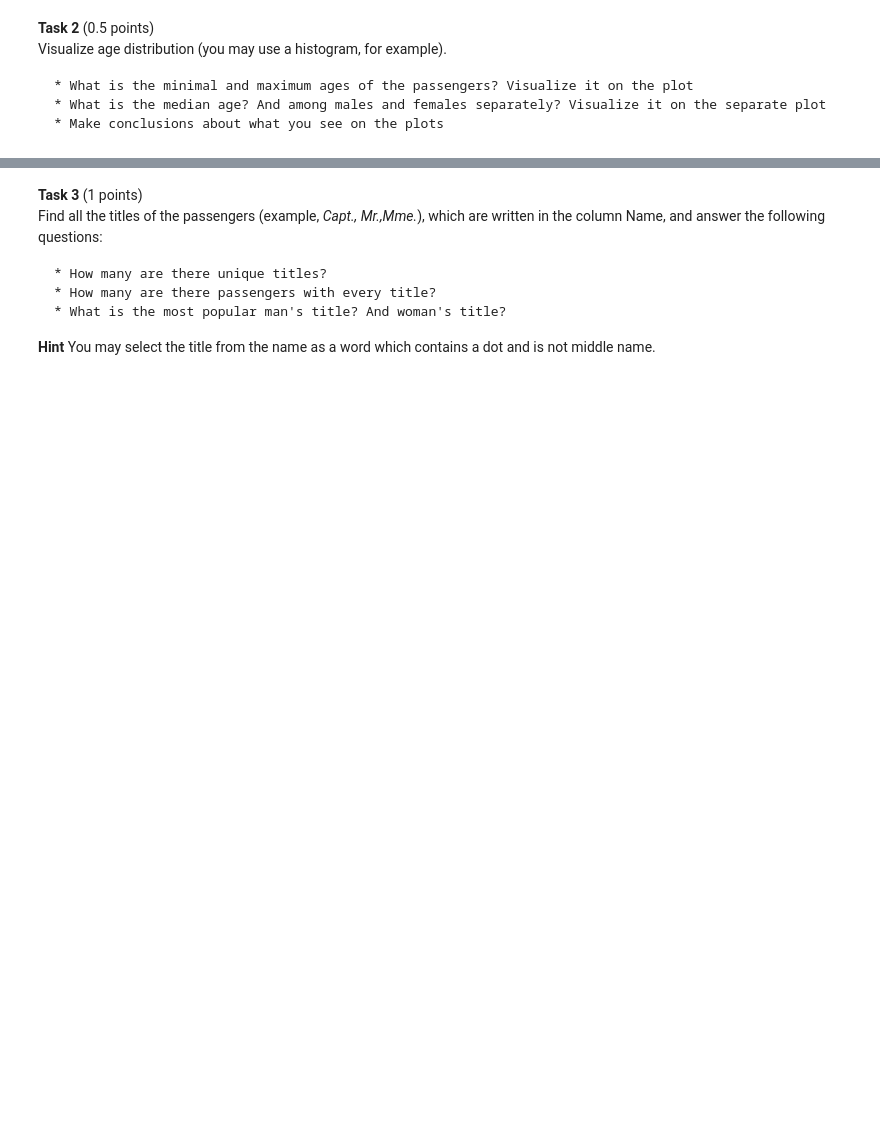
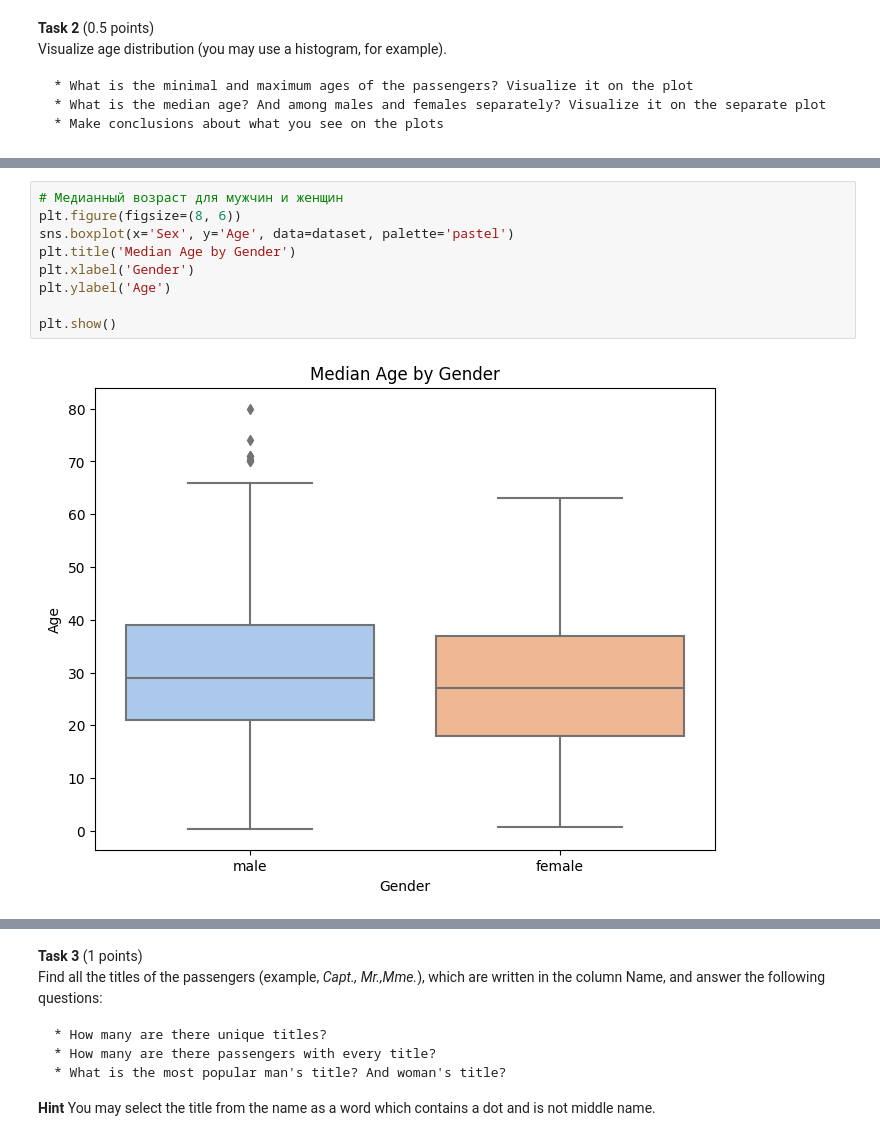
Before and after one commit to famusovsky/ml-hw, a Jupyter notebook: hw1/hw1_2023.ipynb, the cells around one changed output, grey strips where cells are left out. Drawn from its saved outputs; the diff is of its cells as text; blank space fills up the shorter version.

```diff
--- a/hw1/hw1_2023.ipynb
+++ b/hw1/hw1_2023.ipynb
@@ -426,0 +538,11 @@ Visualize age distribution (you may use a histogram, for example).
+# %%
+# Медианный возраст для мужчин и женщин
+plt.figure(figsize=(8, 6))
+sns.boxplot(x='Sex', y='Age', data=dataset, palette='pastel')
+plt.title('Median Age by Gender')
+plt.xlabel('Gender')
+plt.ylabel('Age')
+
+plt.show()
+# %% [output]
+[figure, added]
```
Also changed, not shown: parts of 39 cells of this notebook.
